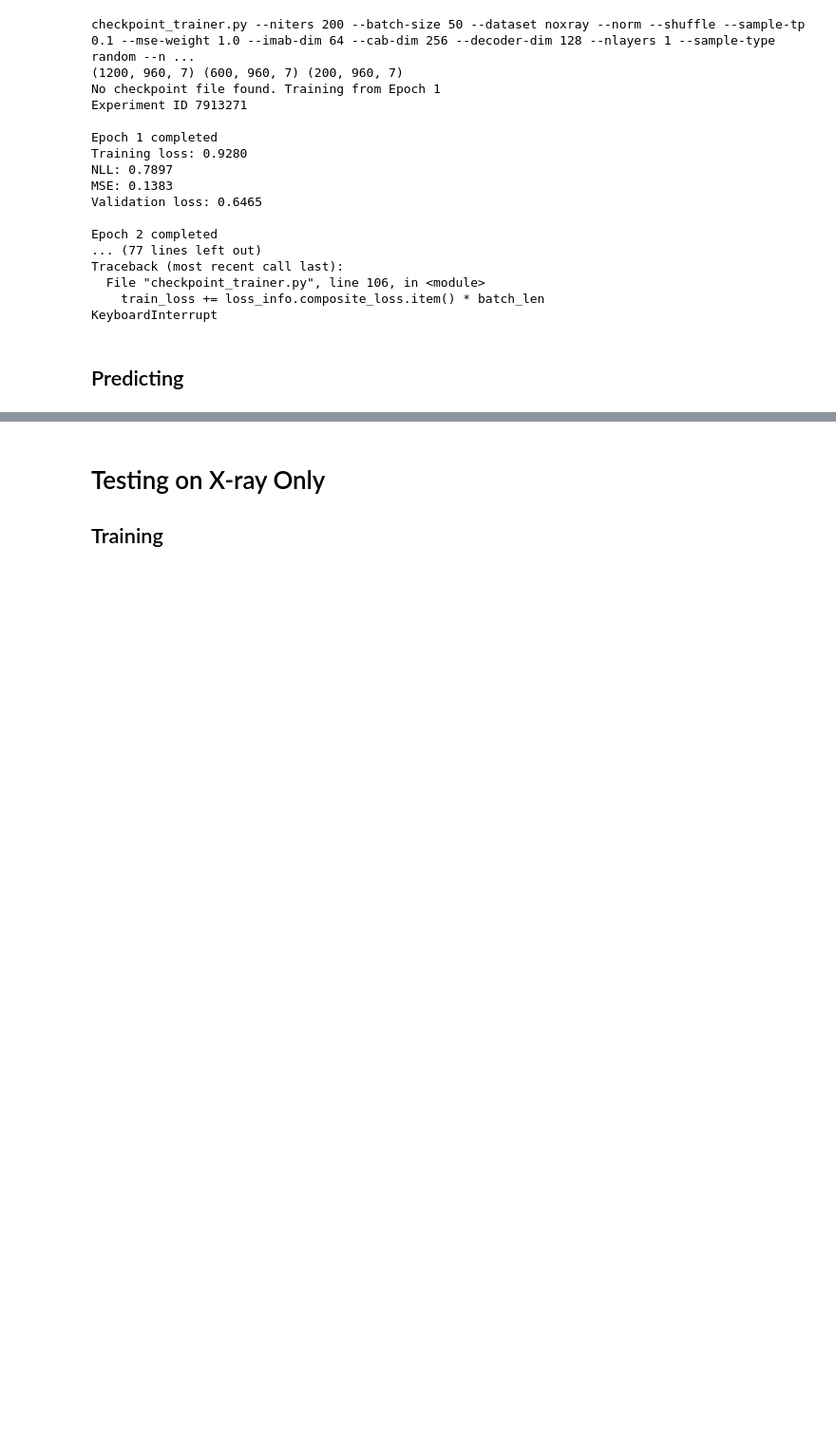
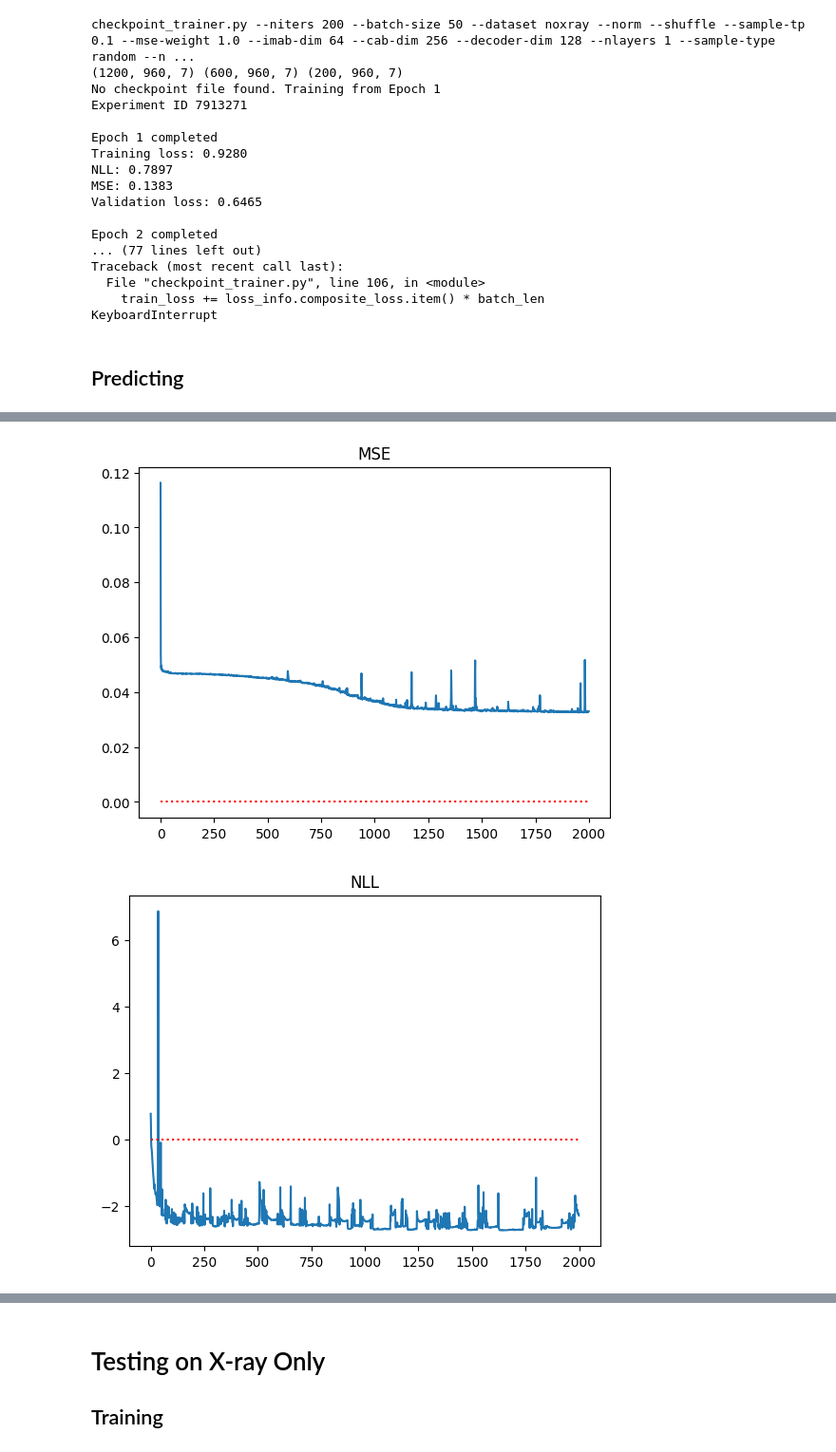
Before and after one commit to GabrielSasseville01/SgrA_Interpolation, a Jupyter notebook: Tripletformer/testing.ipynb, the cells around one changed output, grey strips where cells are left out. Shown: that part at 95% size. Saved outputs shown, nothing was run; the diff lists cells and outputs as text; code cells hidden in the pictures; blank space fills up the shorter version.

```diff
--- a/Tripletformer/testing.ipynb
+++ b/Tripletformer/testing.ipynb
@@ -209,0 +274,32 @@ Total pred points is: 2014
+# %%
+import numpy as np
+import matplotlib.pyplot as plt
+
+dataset = 'noxray'
+experiment_id = '8832608'
+
+mse = np.load(f'./mse/mse_{dataset}_{experiment_id}.npy')
+nll = np.load(f'./nll/nll_{dataset}_{experiment_id}.npy')
+train_loss = np.load(f'./losses/train_losses_{dataset}_{experiment_id}.npy')
+val_loss = np.load(f'./losses/val_losses_{dataset}_{experiment_id}.npy')
+x = np.arange(len(mse))
+
+plt.plot(x, mse, label='mse')
+plt.hlines(0, 0, len(x), colors='red', linestyles='dotted')
+plt.title('MSE')
+plt.show()
+
+plt.plot(x, nll, label='nll')
+plt.hlines(0, 0, len(x), colors='red', linestyles='dotted')
+plt.title('NLL')
+plt.show()
+
+plt.plot(x, train_loss, label='Train')
+plt.plot(x, val_loss, label='Validation')
+plt.hlines(0, 0, len(x), colors='red', linestyles='dotted')
+plt.legend()
+plt.title('Composite Loss')
+plt.show()
+# %% [output]
+[figure, added]
+[figure, added]
```
Also changed, not shown: parts of 15 cells of this notebook, 2 other files.
